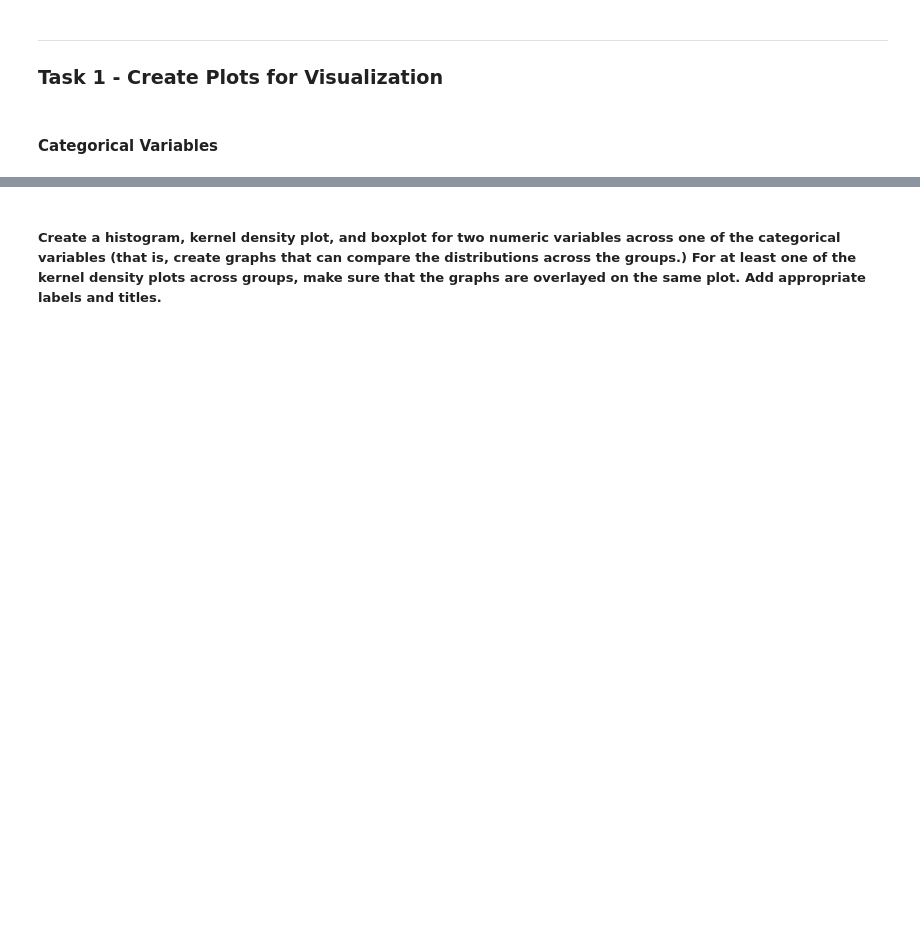
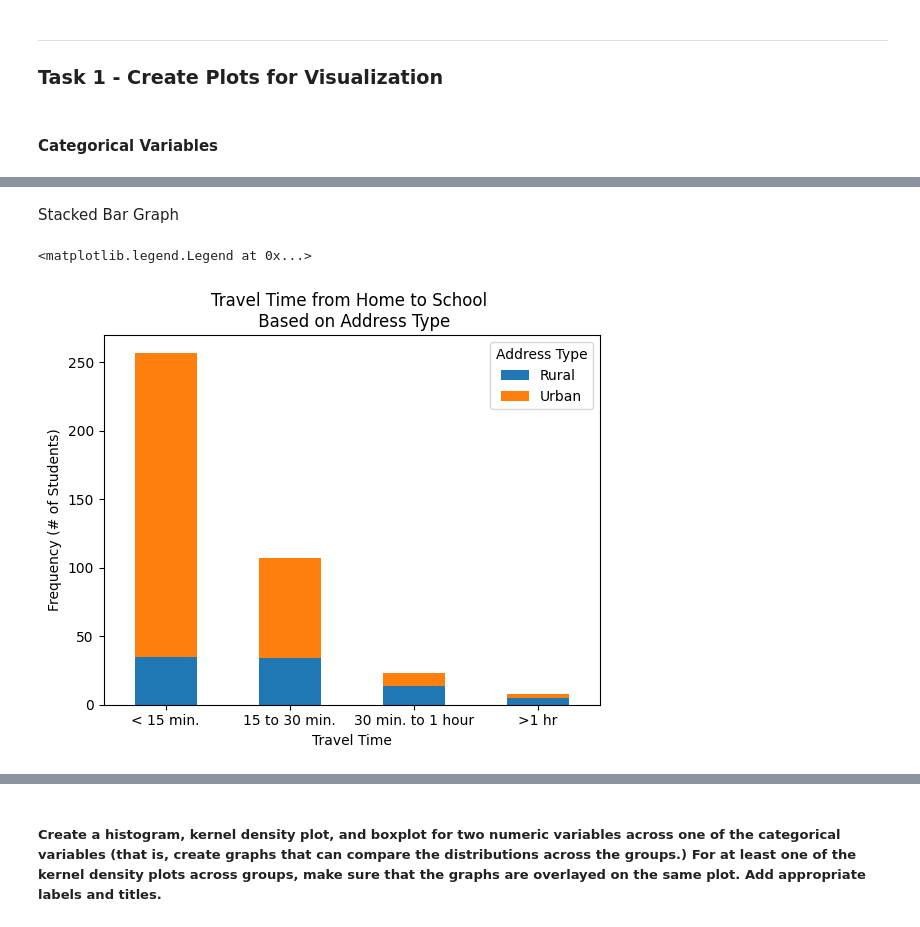
Before and after one commit to trevorlillywhite/HW-4---NCSU-ST-554---Trevor-Lillywhite, a Jupyter notebook: HW4_ST_554_Trevor_Lillywhite.ipynb, the cells around one changed output, grey strips where cells are left out. Saved outputs shown, nothing was run; the diff lists cells and outputs as text; code cells hidden in the pictures; blank space fills up the shorter version.

Commit message:
Finished Categorical Variables plot. Still need to do scatterplots and Part II (Plotting the NFL Data)

```diff
--- a/HW4_ST_554_Trevor_Lillywhite.ipynb
+++ b/HW4_ST_554_Trevor_Lillywhite.ipynb
@@ -359,0 +367,14 @@ df[['age', 'absences', 'G1', 'G2', 'G3']].corr()
+# %%
+# Create Category version of selected categorical variables
+df["traveltime_cat"] = df.traveltime.astype('category')
+print(df.traveltime_cat.cat.categories)
+df.traveltime_cat = df.traveltime_cat.cat.rename_categories(['< 15 min.',
+                                                             '15 to 30 min.',
+                                                             '30 min. to 1 hour',
+                                                             '>1 hr'])
+print(df.traveltime_cat.cat.categories)
+
+df["address_cat"] = df.address.astype('category')
+print(df.address_cat.cat.categories)
+df.address_cat = df.address_cat.cat.rename_categories(['Rural','Urban'])
+print(df.address_cat.cat.categories)
@@ -359,0 +386,3 @@ df[['age', 'absences', 'G1', 'G2', 'G3']].corr()
+# %%
+table = pd.crosstab(df.traveltime_cat, df.address_cat)
+table
@@ -359,0 +396,10 @@ df[['age', 'absences', 'G1', 'G2', 'G3']].corr()
+# %% [markdown]
+Stacked Bar Graph
+# %%
+table.plot.bar(stacked=True, rot=0).set_ylabel('Frequency (# of Students)')
+plt.title('Travel Time from Home to School \n Based on Address Type')
+plt.xlabel('Travel Time')
+plt.legend(title='Address Type')
+# %% [output]
+<matplotlib.legend.Legend at 0x...>
+[figure, added]
```
Also changed, not shown: parts of 12 cells of this notebook.
